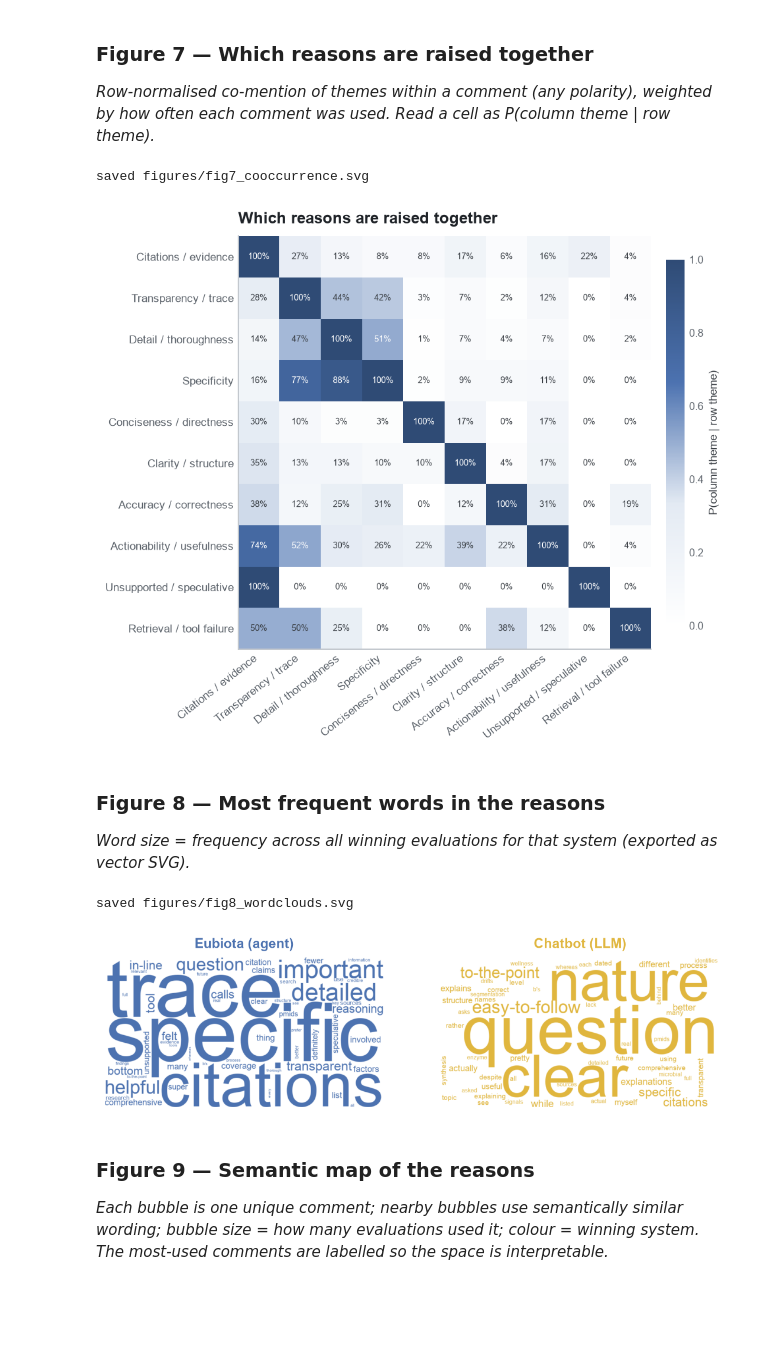
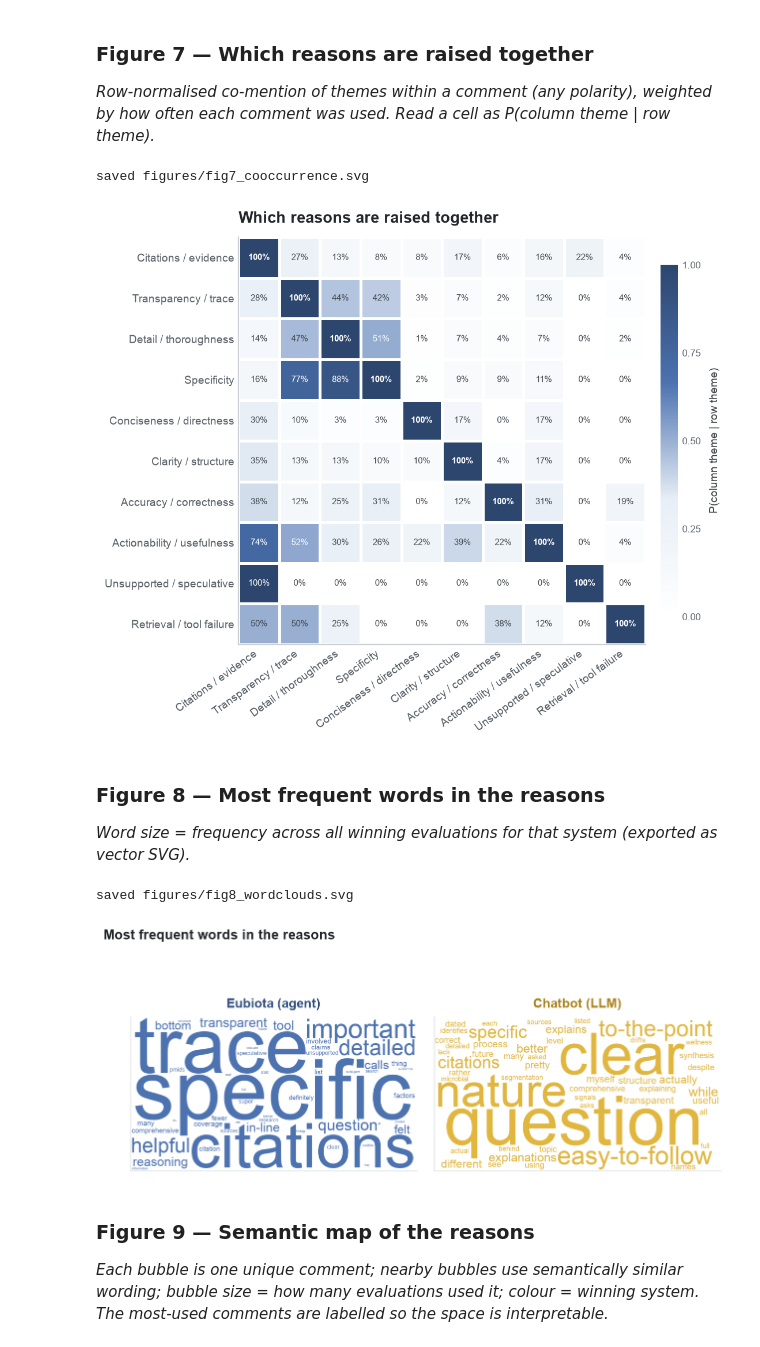
Before and after one commit to sriteja0001/eubiota-text-analysis, a Jupyter notebook: feedback_text_analysis.ipynb, the cells around one changed output. Cells and saved outputs as stored; diff of their text form; code cells hidden in the pictures; blank space fills up the shorter version.

```diff
--- a/feedback_text_analysis.ipynb
+++ b/feedback_text_analysis.ipynb
@@ -356,53 +446,58 @@ for fb, ts in themes_by_fb.items():
     for a in ts:
         for b in ts: M[idx[a], idx[b]] += w
 diag = np.diag(M).copy(); Mn = M / np.where(diag[:,None]==0, 1, diag[:,None])
-fig, ax = plt.subplots(figsize=(7.2, 6.2)); ax.grid(False)
+fig, ax = plt.subplots(figsize=(7.6, 6.6)); ax.grid(False)
 im = ax.imshow(Mn, cmap=SEQ_BLUE, vmin=0, vmax=1)
+ax.set_xticks(np.arange(-.5, len(THEMES_ORDER), 1), minor=True)
+ax.set_yticks(np.arange(-.5, len(THEMES_ORDER), 1), minor=True)
+ax.grid(which="minor", color="white", linewidth=2.4); ax.tick_params(which="minor", length=0)
 labs = [THEME_LABEL[t] for t in THEMES_ORDER]
-ax.set_xticks(range(len(labs))); ax.set_xticklabels(labs, rotation=38, ha="right", fontsize=8.5); ax.tick_params(length=0)
-ax.set_yticks(range(len(labs))); ax.set_yticklabels(labs, fontsize=8.5)
+ax.set_xticks(range(len(labs))); ax.set_xticklabels(labs, rotation=36, ha="right", fontsize=9); ax.tick_params(length=0)
+ax.set_yticks(range(len(labs))); ax.set_yticklabels(labs, fontsize=9)
 for i in range(len(labs)):
     for j in range(len(labs)):
         if diag[i] > 0:
-            ax.text(j, i, f"{Mn[i,j]:.0%}", ha="center", va="center", fontsize=6.8,
-                    color="white" if Mn[i,j] > 0.5 else "#3A3F45")
-cb = fig.colorbar(im, ax=ax, shrink=0.82, pad=0.03); cb.outline.set_visible(False)
-cb.set_label("P(column theme | row theme)", fontsize=8.5); cb.ax.tick_params(length=0, labelsize=8)
-title(ax, "Which reasons are raised together")
+            ax.text(j, i, f"{Mn[i,j]:.0%}", ha="center", va="center", fontsize=7,
+                    color="white" if Mn[i,j] > 0.5 else "#41474D", fontweight=("bold" if i==j else "normal"))
+cb = fig.colorbar(im, ax=ax, shrink=0.78, pad=0.03, ticks=[0,0.25,0.5,0.75,1.0])
+cb.outline.set_visible(False); cb.set_label("P(column theme | row theme)", fontsize=9); cb.ax.tick_params(length=0, labelsize=8)
+titles(ax, "Which reasons are raised together")
 fig.tight_layout(); savefig(fig, "fig7_cooccurrence"); plt.show()
 # %% [output]
 saved figures/fig7_cooccurrence.svg
-[figure, old version]
+[figure, new version]
 # %% [markdown]
 ### Figure 8 — Most frequent words in the reasons
 *Word size = frequency across all winning evaluations for that system (exported as vector SVG).*
 # %%
 from wordcloud import WordCloud
 STOP = set("""a an the this that these those is are was were be been being it its it's system systems
 response responses answer answers model output i you we they he she of to in on for with and or but so
 because as at by from more most much very really like liked also both one two which what when how why
 than then them their there here has have had do does did can could would should i'd i'll it into gives
 give provides provide shows show system's lot lots overall well good great about get go got if no not""".split())
 arial = next((f for f in ["/System/Library/Fonts/Supplemental/Arial.ttf", "/Library/Fonts/Arial.ttf"] if Path(f).exists()), None)
 def word_freqs(system):
     from collections import Counter
     c = Counter()
     for fb in AL[AL.system == system]["feedback"]:
         for w in re.findall(r"[a-zA-Z][a-zA-Z'\-]+", fb.lower()):
             if w not in STOP and len(w) > 2: c[w] += 1
     return c
-fig, axes = plt.subplots(1, 2, figsize=(9.6, 4.0))
+fig, axes = plt.subplots(1, 2, figsize=(10.2, 4.2)); fig.subplots_adjust(wspace=0.06)
 for ax, s in zip(axes, ["agent", "llm"]):
-    wc = WordCloud(width=780, height=420, background_color="white", font_path=arial, prefer_horizontal=0.96,
-                   color_func=lambda *a, c=SYS_COLORS[s], **k: c, max_words=55, relative_scaling=0.5,
-                   random_state=0).generate_from_frequencies(word_freqs(s))
-    ax.imshow(wc, interpolation="bilinear"); ax.axis("off")
-    ax.set_title(SYS_LABEL[s], fontsize=12, fontweight="bold", color=SYS_COLORS[s], pad=8)
+    wc = WordCloud(width=820, height=440, background_color="white", font_path=arial, prefer_horizontal=1.0,
+                   color_func=lambda *a, c=SYS_COLORS[s], **k: c, max_words=50, relative_scaling=0.55,
+                   margin=4, random_state=0).generate_from_frequencies(word_freqs(s))
+    ax.imshow(wc, interpolation="bilinear"); ax.set_xticks([]); ax.set_yticks([])
+    for sp in ax.spines.values(): sp.set_edgecolor(HAIR); sp.set_linewidth(1.2)
+    ax.set_title(SYS_LABEL[s], fontsize=12.5, fontweight="bold", color=SYS_SHADE[s], pad=9)
     (FIG / f"fig8_wordcloud_{s}.svg").write_text(wc.to_svg(embed_font=True))
+fig.suptitle("Most frequent words in the reasons", x=0.09, y=1.02, ha="left", fontsize=13, fontweight="bold", color=INK)
 savefig(fig, "fig8_wordclouds"); plt.show()
 # %% [output]
 saved figures/fig8_wordclouds.svg
-[figure, old version]
+[figure, new version]
 # %% [markdown]
 ### Figure 9 — Semantic map of the reasons
 *Each bubble is one unique comment; nearby bubbles use semantically similar wording; bubble size = how many evaluations used it; colour = winning system. The most-used comments are labelled so the space is interpretable.*
```
Also changed, not shown: parts of 23 cells of this notebook, 14 other files.
